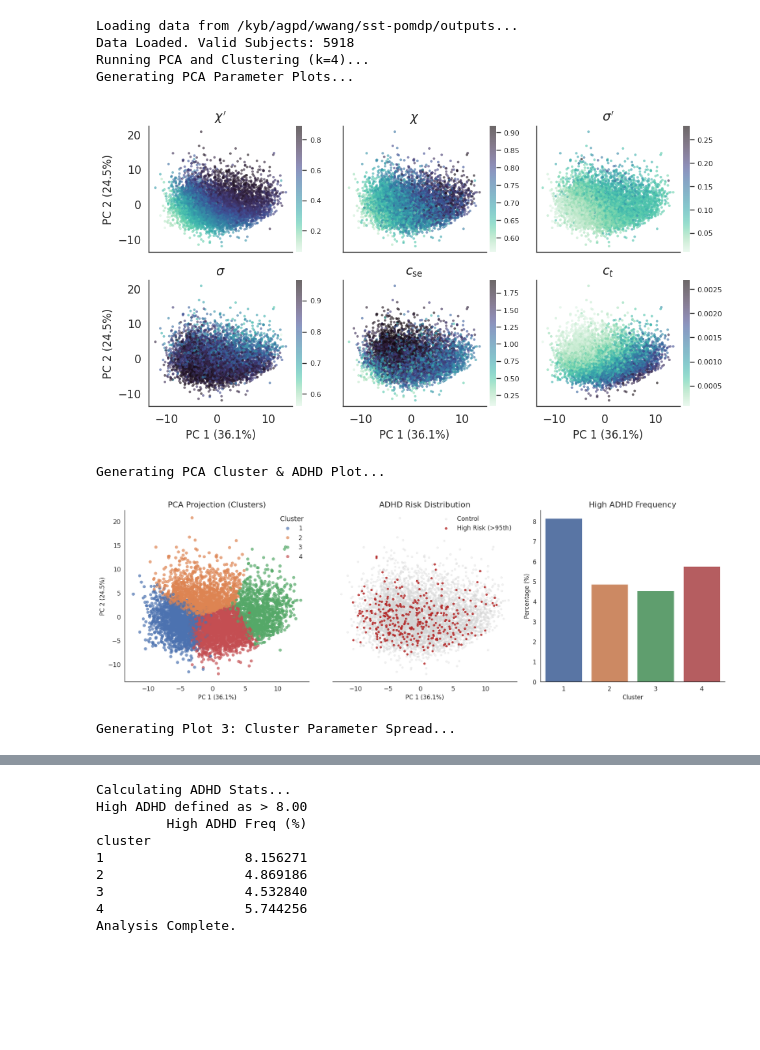
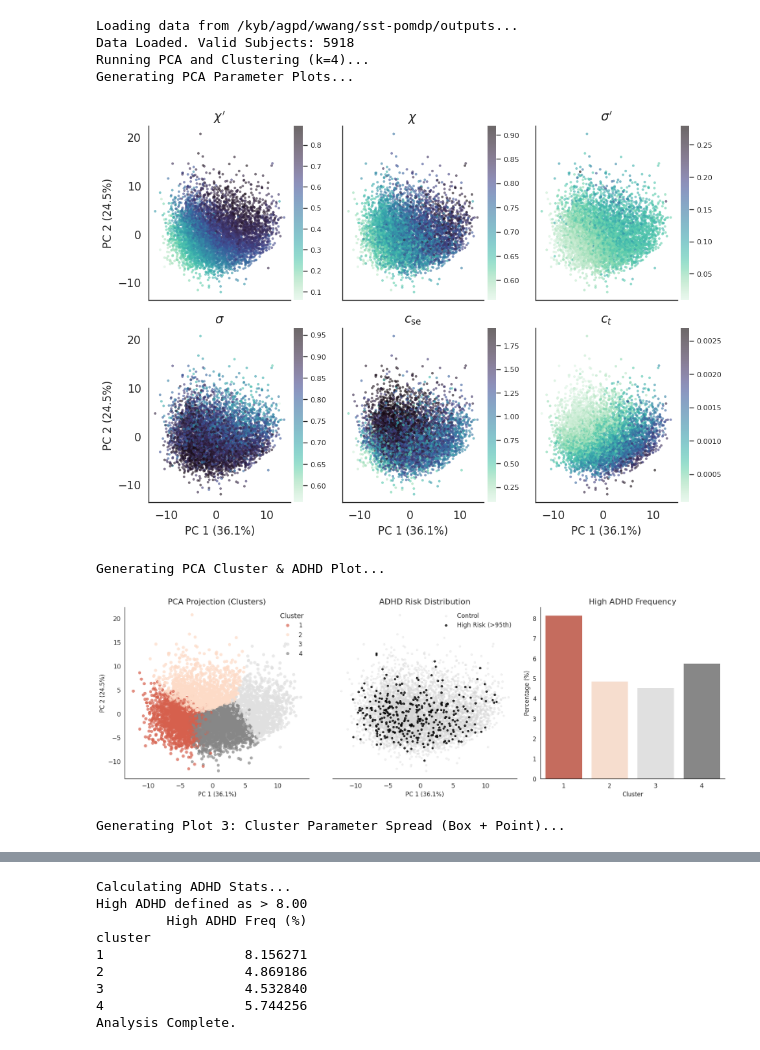
Before and after one commit to wenting-wang/sst-pomdp, a Jupyter notebook: test.ipynb, the cells around one changed output, grey strips where cells are left out. Cells and saved outputs as stored; diff of their text form; code cells hidden in the pictures; blank space fills up the shorter version.

```diff
--- a/test.ipynb
+++ b/test.ipynb
@@ -18,7 +18,7 @@ OUT_DIR = Path('/kyb/agpd/wwang/sst-pomdp/outputs/')
 # Journal Style Settings
 sns.set_context("paper", font_scale=1.4)
 sns.set_style("white") # Clean background (no grid)
-PALETTE = sns.color_palette("deep", 4) # Aesthetic, low-saturation palette
+PALETTE = sns.color_palette("RdGy", 4)
 
 # Cutoff for the ADHD visualization (e.g., top 25%)
 PERCENTILE_CUTOFF = 95
@@ -96,7 +96,7 @@ def plot_pca_param(df, pca_model):
     pc2_label = f"PC 2 ({var_ratios[1]:.1f}%)"
 
     # Share axes to reduce chaos
-    fig, axes = plt.subplots(2, 3, figsize=(10, 5.5), sharex=True, sharey=True)
+    fig, axes = plt.subplots(2, 3, figsize=(10, 7), sharex=True, sharey=True)
     axes = axes.flatten()
 
     for i, param in enumerate(params):
@@ -164,7 +164,7 @@ def plot_pca_cluster_and_adhd(df, pca_model):
     axes[1].scatter(control['pca_1'], control['pca_2'], c='lightgrey',
                     s=15, alpha=0.3, label='Control')
     # 2. Plot High Risk (Red Foreground)
-    axes[1].scatter(high_risk['pca_1'], high_risk['pca_2'], c='firebrick',
+    axes[1].scatter(high_risk['pca_1'], high_risk['pca_2'], c='k',
                     s=15, alpha=0.8, label=f'High Risk (>{PERCENTILE_CUTOFF}th)')
 
     axes[1].set_title(f'ADHD Risk Distribution', fontsize=16)
@@ -204,10 +204,10 @@ def plot_pca_cluster_and_adhd(df, pca_model):
     plt.show()
 
 # ==========================================
-# 5. Visualization: Parameter Spread (Plot 3)
+# 5. Visualization: Parameter Spread (Box + Point)
 # ==========================================
 def plot_cluster_parameter_errorbars(df):
-    print("Generating Plot 3: Cluster Parameter Spread...")
+    print("Generating Plot 3: Cluster Parameter Spread (Box + Point)...")
     features_cognitive = ['q_d_n', 'q_d', 'q_s_n', 'q_s', 'cost_stop_error', 'cost_time']
 
     fig, axes = plt.subplots(2, 3, figsize=(14, 9), sharex=True)
@@ -215,23 +215,22 @@ def plot_cluster_parameter_errorbars(df):
 
     for i, param in enumerate(features_cognitive):
         if param in df.columns:
-            # 1. STRIP PLOT: Shows the raw data 'spread' (faint dots)
-            sns.stripplot(
+            # 1. BOX PLOT: Shows Median & IQR (The "Spread")
+            sns.boxplot(
                 data=df,
                 x='cluster',
                 y=param,
-                hue='cluster',
+                hue='cluster',      # Fixes palette warning
                 palette=PALETTE,
                 legend=False,
-                jitter=0.25,    # Spreads dots out horizontally
-                size=3,         # Small dots for raw data
-                alpha=0.15,      # Transparency to handle overlap
+                showfliers=False,   # Hide outliers to keep it clean (focus on distribution shape)
+                width=0.5,          # Thinner boxes to leave room
+                boxprops={'alpha': 0.6}, # Slight transparency
                 ax=axes[i],
-                zorder=0        # Push to background
+                zorder=0
             )
 
-            # 2. POINT PLOT: Shows the Mean (darker point on top)
-            # FIXED: Replaced 'scale' with 'markersize' and 'linewidth'
+            # 2. POINT PLOT: Shows Mean + SD (The "Center" & "Variation")
             sns.pointplot(
                 data=df,
                 x='cluster',
@@ -240,13 +239,14 @@ def plot_cluster_parameter_errorbars(df):
                 palette=PALETTE,
                 legend=False,
                 ax=axes[i],
-                linestyle='none', # No connecting lines between clusters
+                linestyle='none',
                 capsize=0.1,
-                markers='D',      # Diamond shape for the mean
-                markersize=5,    # Controls size of the diamond (replaces scale)
-                linewidth=2,      # Controls thickness of error bars (replaces scale)
-                errorbar='sd',    # Standard Deviation (shows population spread)
-                zorder=10         # Bring to front
+                markers='D',      # Diamond shape for Mean
+                markersize=8,
+                linewidth=2,
+                errorbar='sd',    # Standard Deviation
+                zorder=10,
+                err_kws={'color': 'black', 'linewidth': 2} # Black error bars for contrast
             )
 
             # Formatting
@@ -260,8 +260,9 @@ def plot_cluster_parameter_errorbars(df):
             axes[i].axis('off')
 
     plt.tight_layout()
-    plt.savefig(OUT_DIR / 'embed_params_spread.png', dpi=300)
+    plt.savefig(OUT_DIR / 'embed_params_boxplot.png', dpi=300)
     plt.show()
+
 # ==========================================
 # 6. Visualization: ADHD Stats (Plot 4 - Text)
 # ==========================================
@@ -278,34 +279,34 @@ def analyze_adhd_stats(df):
     print(f"High ADHD defined as > {threshold:.2f}")
     print(summary)
 
 # ==========================================
 # MAIN EXECUTION
 # ==========================================
 if __name__ == "__main__":
     # 1. Load
     df = load_and_filter_data()
 
     # 2. Run PCA & Clustering
     df, pca_model = run_pca_and_clustering(df, k=4)
 
     # 3. Plot
     plot_pca_param(df, pca_model)
 
     # Modified Plot 2 (Cluster + ADHD side-by-side)
     plot_pca_cluster_and_adhd(df, pca_model)
 
     # Modified Plot 3 (Dot + Error Bars instead of Radar)
     plot_cluster_parameter_errorbars(df)
 
     analyze_adhd_stats(df)
 
     print("Analysis Complete.")
 # %% [output]
 Loading data from /kyb/agpd/wwang/sst-pomdp/outputs...
 Data Loaded. Valid Subjects: 5918
 Running PCA and Clustering (k=4)...
 Generating PCA Parameter Plots...
-[figure, old version]
+[figure, new version]
 Generating PCA Cluster & ADHD Plot...
-[figure, old version]
+[figure, new version]
-Generating Plot 3: Cluster Parameter Spread...
+Generating Plot 3: Cluster Parameter Spread (Box + Point)...
```
Also changed, not shown: parts of 1 cell of this notebook, 6 other files.
